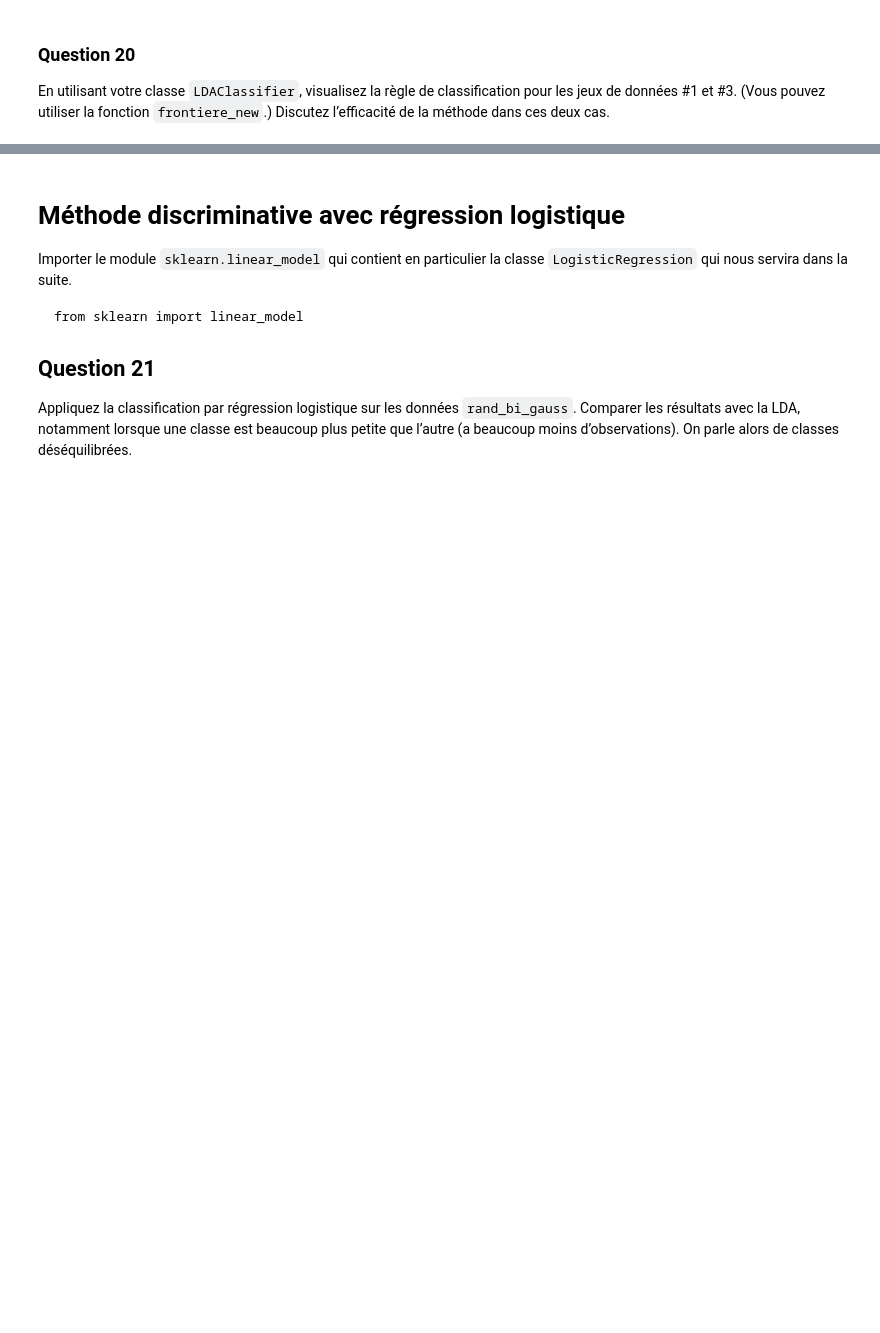
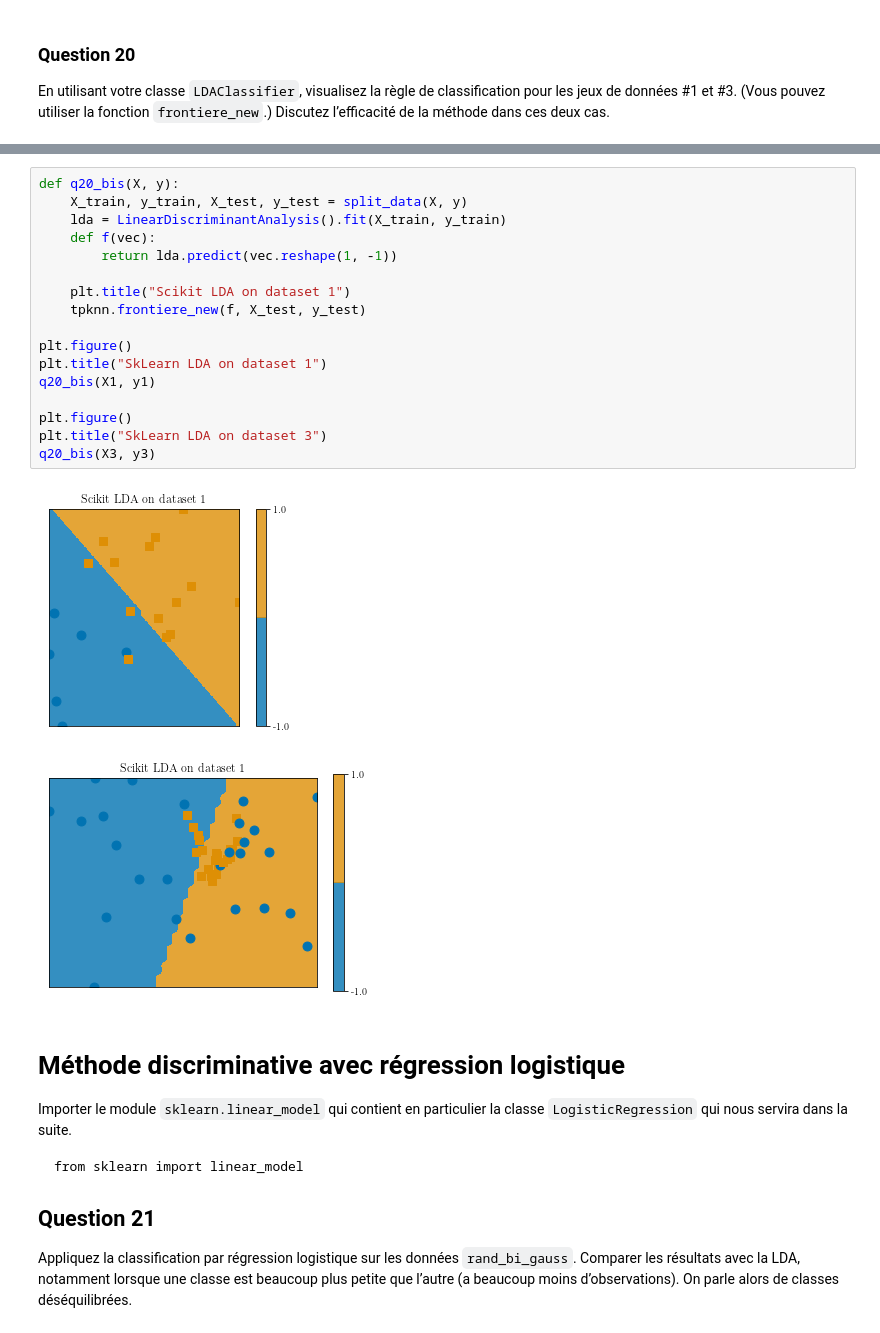
Before and after one commit to tbinetruy/Telecom-MDI-343, a Jupyter notebook: TP2/TP2.ipynb, the cells around one changed output, grey strips where cells are left out. Drawn from its saved outputs; the diff is of its cells as text; blank space fills up the shorter version.

```diff
--- a/TP2/TP2.ipynb
+++ b/TP2/TP2.ipynb
@@ -775,3 +794,23 @@ En utilisant votre classe `LDAClassifier`, visualisez la règle de classificatio
+# %%
+def q20_bis(X, y):
+    X_train, y_train, X_test, y_test = split_data(X, y)
+    lda = LinearDiscriminantAnalysis().fit(X_train, y_train)
+    def f(vec):
+        return lda.predict(vec.reshape(1, -1))
+
+    plt.title("Scikit LDA on dataset 1")
+    tpknn.frontiere_new(f, X_test, y_test)
+
+plt.figure()
+plt.title("SkLearn LDA on dataset 1")
+q20_bis(X1, y1)
+
+plt.figure()
+plt.title("SkLearn LDA on dataset 3")
+q20_bis(X3, y3)
+# %% [output]
+[figure, added]
+[figure, added]
 # %% [markdown]
 # Méthode discriminative avec régression logistique
 
```
Also changed, not shown: parts of 2 cells of this notebook.
